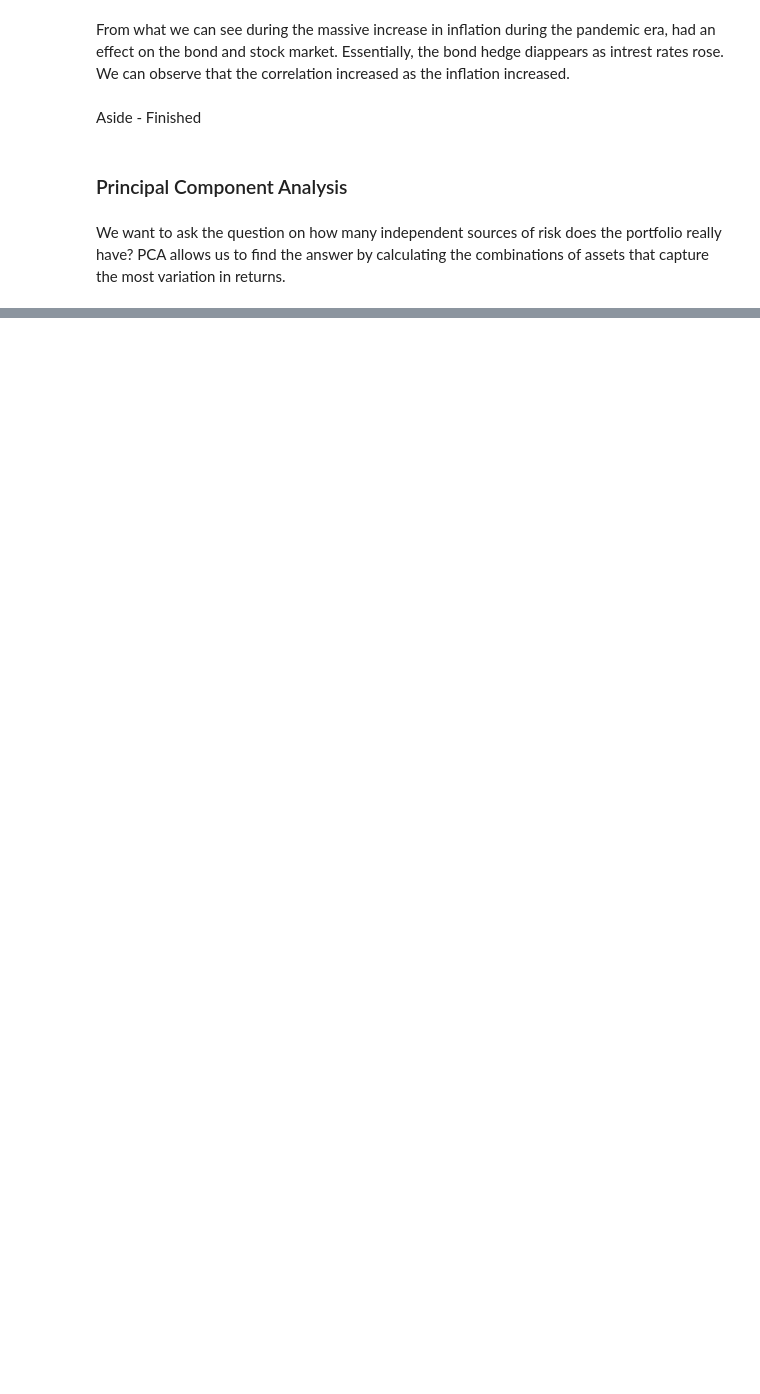
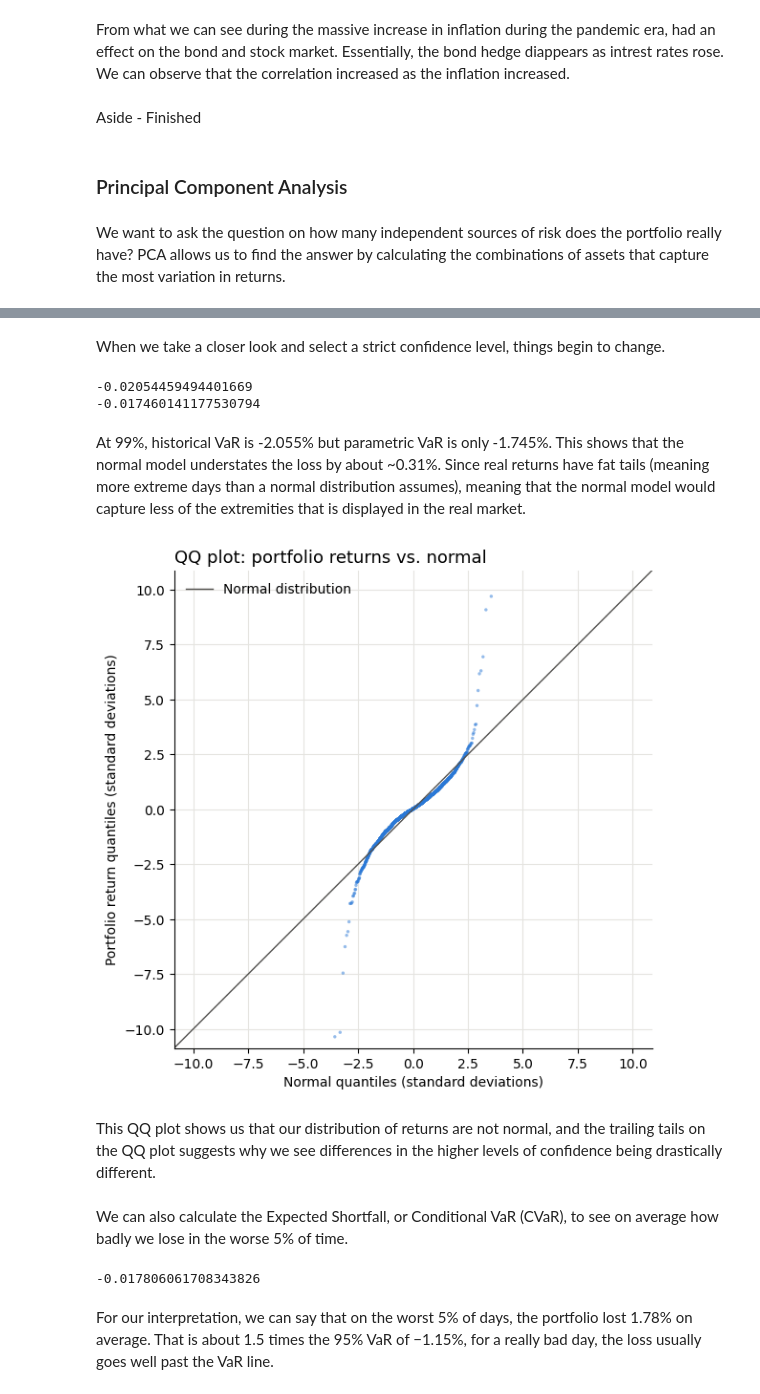
Before and after one commit to NotNotNotDavid/portfolio-var-backtest, a Jupyter notebook: demo_explained.ipynb, the cells around one changed output, grey strips where cells are left out. Drawn from its saved outputs; the diff is of its cells as text; code cells hidden in the pictures; blank space fills up the shorter version.

```diff
--- a/demo_explained.ipynb
+++ b/demo_explained.ipynb
@@ -279,0 +279,3 @@ plt.show()
+# %%
+port = rt.portfolio_returns(returns, w)
+port.describe()
@@ -279,0 +311,25 @@ plt.show()
+# %% [markdown]
+When we take a closer look and select a strict confidence level, things begin to change.
+# %%
+print(rt.var_historical(port, 0.99))
+print(rt.var_parametric(port, 0.99))
+# %% [output]
+-0.02054459494401669
+-0.017460141177530794
+# %% [markdown]
+At 99%, historical VaR is -2.055% but parametric VaR is only -1.745%. This shows that the normal model understates the loss by about ~0.31%. Since real returns have fat tails (meaning more extreme days than a normal distribution assumes), meaning that the normal model would capture less of the extremities that is displayed in the real market.
+# %%
+rt.qq_plot(port)
+# %% [output]
+[figure, added]
+# %% [markdown]
+This QQ plot shows us that our distribution of returns are not normal, and the trailing tails on the QQ plot suggests why we see differences in the higher levels of confidence being drastically different.
+# %% [markdown]
+We can also calculate the Expected Shortfall, or Conditional VaR (CVaR), to see on average how badly we lose in the worse 5% of time.
+# %%
+cvar = rt.expected_shortfall(port)
+print(cvar)
+# %% [output]
+-0.017806061708343826
+# %% [markdown]
+For our interpretation, we can say that on the worst 5% of days, the portfolio lost 1.78% on average. That is about 1.5 times the 95% VaR of −1.15%, for a really bad day, the loss usually goes well past the VaR line.
```
Also changed, not shown: parts of 40 cells of this notebook, 2 other files.
